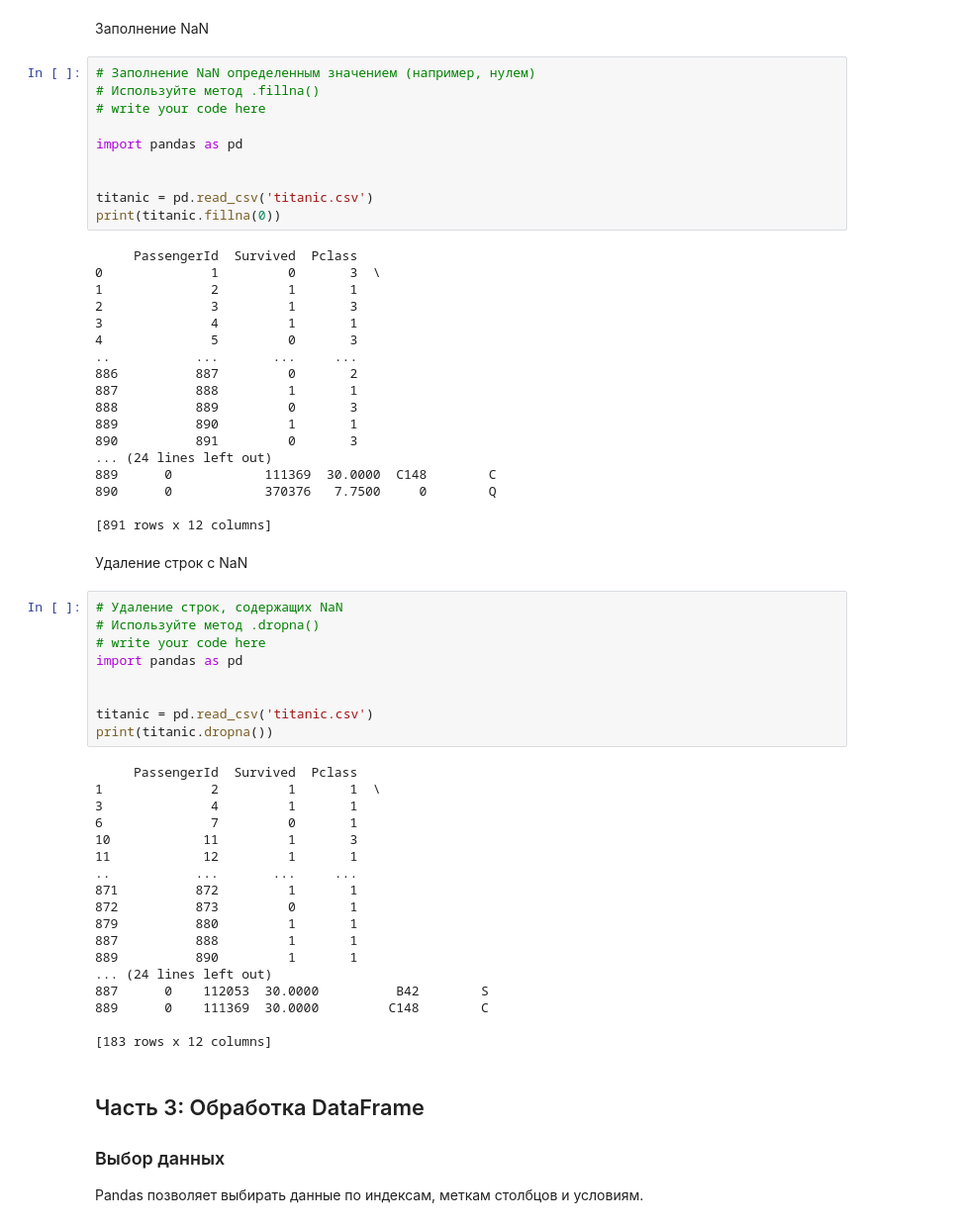
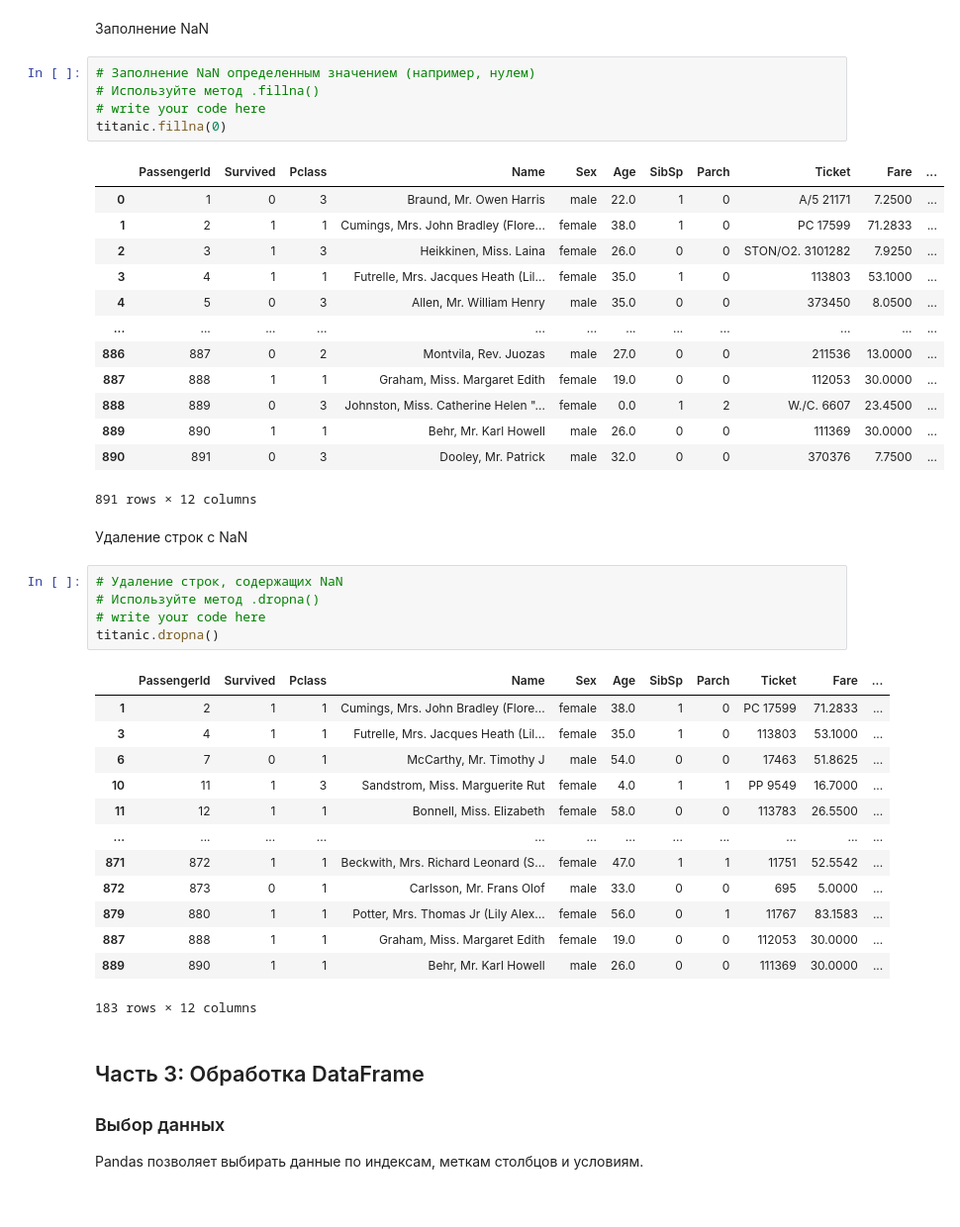
Before and after one commit to ellepheria/labs, a Jupyter notebook: laba2/pandas.ipynb, the cells around one changed output. Shown: that part at 99% size. Saved outputs shown, nothing was run; the diff lists cells and outputs as text.

```diff
--- a/laba2/pandas.ipynb
+++ b/laba2/pandas.ipynb
@@ -128,60 +128,43 @@ print(titanic.dropna().isna())
 # %%
 # Заполнение NaN определенным значением (например, нулем)
 # Используйте метод .fillna()
 # write your code here
-
-import pandas as pd
-
-
-titanic = pd.read_csv('titanic.csv')
-print(titanic.fillna(0))
+titanic.fillna(0)
 # %% [output]
+|  | PassengerId | Survived | Pclass | Name | Sex | Age | SibSp | Parch | Ticket | Fare | ... |
+| 0 | 1 | 0 | 3 | Braund, Mr. Owen Harris | male | 22.0 | 1 | 0 | A/5 21171 | 7.2500 | ... |
+| 1 | 2 | 1 | 1 | Cumings, Mrs. John Bradley (Flore... | female | 38.0 | 1 | 0 | PC 17599 | 71.2833 | ... |
+| 2 | 3 | 1 | 3 | Heikkinen, Miss. Laina | female | 26.0 | 0 | 0 | STON/O2. 3101282 | 7.9250 | ... |
+| 3 | 4 | 1 | 1 | Futrelle, Mrs. Jacques Heath (Lil... | female | 35.0 | 1 | 0 | 113803 | 53.1000 | ... |
+| 4 | 5 | 0 | 3 | Allen, Mr. William Henry | male | 35.0 | 0 | 0 | 373450 | 8.0500 | ... |
+| ... | ... | ... | ... | ... | ... | ... | ... | ... | ... | ... | ... |
+| 886 | 887 | 0 | 2 | Montvila, Rev. Juozas | male | 27.0 | 0 | 0 | 211536 | 13.0000 | ... |
+| 887 | 888 | 1 | 1 | Graham, Miss. Margaret Edith | female | 19.0 | 0 | 0 | 112053 | 30.0000 | ... |
+| 888 | 889 | 0 | 3 | Johnston, Miss. Catherine Helen "... | female | 0.0 | 1 | 2 | W./C. 6607 | 23.4500 | ... |
+| 889 | 890 | 1 | 1 | Behr, Mr. Karl Howell | male | 26.0 | 0 | 0 | 111369 | 30.0000 | ... |
+| 890 | 891 | 0 | 3 | Dooley, Mr. Patrick | male | 32.0 | 0 | 0 | 370376 | 7.7500 | ... |
-     PassengerId  Survived  Pclass
-0              1         0       3  \
-1              2         1       1
-2              3         1       3
-3              4         1       1
-4              5         0       3
-..           ...       ...     ...
-886          887         0       2
-887          888         1       1
-888          889         0       3
-889          890         1       1
-890          891         0       3
-... (24 lines left out)
-889      0            111369  30.0000  C148        C
-890      0            370376   7.7500     0        Q
-
-[891 rows x 12 columns]
+891 rows × 12 columns
 # %% [markdown]
 Удаление строк с NaN
 # %%
 # Удаление строк, содержащих NaN
 # Используйте метод .dropna()
 # write your code here
-import pandas as pd
-
-
-titanic = pd.read_csv('titanic.csv')
-print(titanic.dropna())
+titanic.dropna()
 # %% [output]
+|  | PassengerId | Survived | Pclass | Name | Sex | Age | SibSp | Parch | Ticket | Fare | ... |
+| 1 | 2 | 1 | 1 | Cumings, Mrs. John Bradley (Flore... | female | 38.0 | 1 | 0 | PC 17599 | 71.2833 | ... |
+| 3 | 4 | 1 | 1 | Futrelle, Mrs. Jacques Heath (Lil... | female | 35.0 | 1 | 0 | 113803 | 53.1000 | ... |
+| 6 | 7 | 0 | 1 | McCarthy, Mr. Timothy J | male | 54.0 | 0 | 0 | 17463 | 51.8625 | ... |
+| 10 | 11 | 1 | 3 | Sandstrom, Miss. Marguerite Rut | female | 4.0 | 1 | 1 | PP 9549 | 16.7000 | ... |
+| 11 | 12 | 1 | 1 | Bonnell, Miss. Elizabeth | female | 58.0 | 0 | 0 | 113783 | 26.5500 | ... |
+| ... | ... | ... | ... | ... | ... | ... | ... | ... | ... | ... | ... |
+| 871 | 872 | 1 | 1 | Beckwith, Mrs. Richard Leonard (S... | female | 47.0 | 1 | 1 | 11751 | 52.5542 | ... |
+| 872 | 873 | 0 | 1 | Carlsson, Mr. Frans Olof | male | 33.0 | 0 | 0 | 695 | 5.0000 | ... |
+| 879 | 880 | 1 | 1 | Potter, Mrs. Thomas Jr (Lily Alex... | female | 56.0 | 0 | 1 | 11767 | 83.1583 | ... |
+| 887 | 888 | 1 | 1 | Graham, Miss. Margaret Edith | female | 19.0 | 0 | 0 | 112053 | 30.0000 | ... |
+| 889 | 890 | 1 | 1 | Behr, Mr. Karl Howell | male | 26.0 | 0 | 0 | 111369 | 30.0000 | ... |
-     PassengerId  Survived  Pclass
-1              2         1       1  \
-3              4         1       1
-6              7         0       1
-10            11         1       3
-11            12         1       1
-..           ...       ...     ...
-871          872         1       1
-872          873         0       1
-879          880         1       1
-887          888         1       1
-889          890         1       1
-... (24 lines left out)
-887      0    112053  30.0000          B42        S
-889      0    111369  30.0000         C148        C
-
-[183 rows x 12 columns]
+183 rows × 12 columns
 # %% [markdown]
 ## Часть 3: Обработка DataFrame
 ### Выбор данных
```
Also changed, not shown: parts of 16 cells of this notebook.
